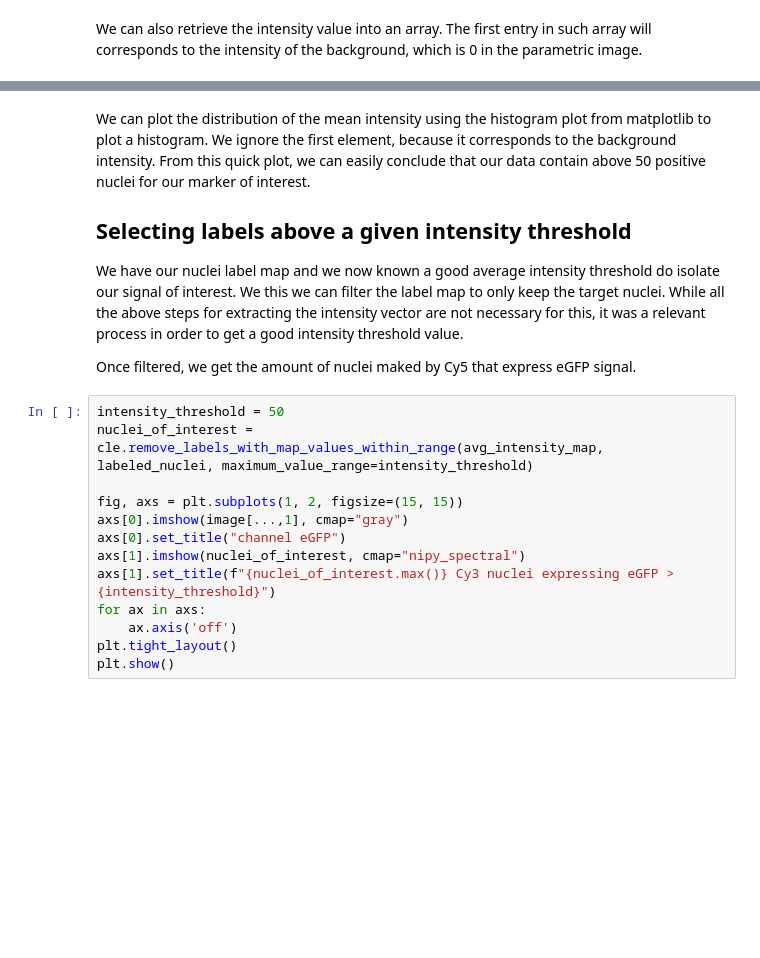
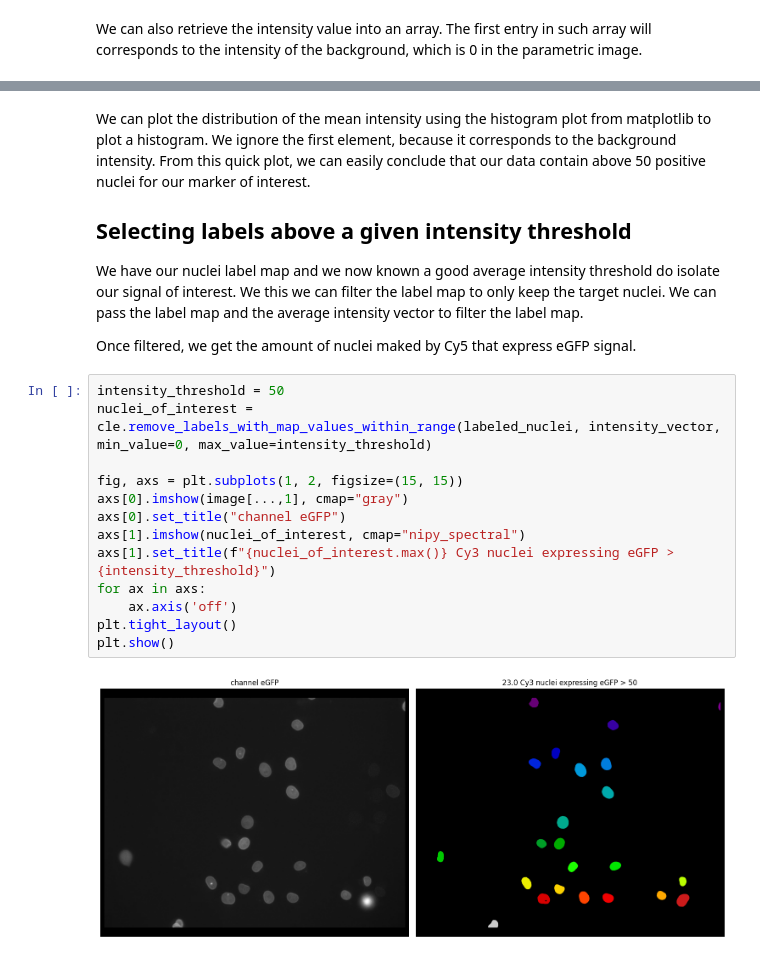
Before and after one commit to clEsperanto/pyclesperanto, a Jupyter notebook: demos/examples/identify_nuclei_by_intensity.ipynb, the cells around one changed output, grey strips where cells are left out. Saved outputs shown, nothing was run; the diff lists cells and outputs as text; blank space fills up the shorter version.

```diff
--- a/demos/examples/identify_nuclei_by_intensity.ipynb
+++ b/demos/examples/identify_nuclei_by_intensity.ipynb
@@ -86,19 +92,21 @@ We can plot the distribution of the mean intensity using the histogram plot from
 
 ## Selecting labels above a given intensity threshold
 
-We have our nuclei label map and we now known a good average intensity threshold do isolate our signal of interest. We this we can filter the label map to only keep the target nuclei. While all the above steps for extracting the intensity vector are not necessary for this, it was a relevant process in order to get a good intensity threshold value.
+We have our nuclei label map and we now known a good average intensity threshold do isolate our signal of interest. We this we can filter the label map to only keep the target nuclei. We can pass the label map and the average intensity vector to filter the label map.
 
 Once filtered, we get the amount of nuclei maked by Cy5 that express eGFP signal.
 # %%
 intensity_threshold = 50
-nuclei_of_interest = cle.remove_labels_with_map_values_within_range(avg_intensity_map, labeled_nuclei, maximum_value_range=intensity_threshold)
+nuclei_of_interest = cle.remove_labels_with_map_values_within_range(labeled_nuclei, intensity_vector, min_value=0, max_value=intensity_threshold)
 
 fig, axs = plt.subplots(1, 2, figsize=(15, 15))
 axs[0].imshow(image[...,1], cmap="gray")
 axs[0].set_title("channel eGFP")
 axs[1].imshow(nuclei_of_interest, cmap="nipy_spectral")
 axs[1].set_title(f"{nuclei_of_interest.max()} Cy3 nuclei expressing eGFP > {intensity_threshold}")
 for ax in axs:
     ax.axis('off')
 plt.tight_layout()
 plt.show()
+# %% [output]
+[figure, added]
```
Also changed, not shown: parts of 1 cell of this notebook.
